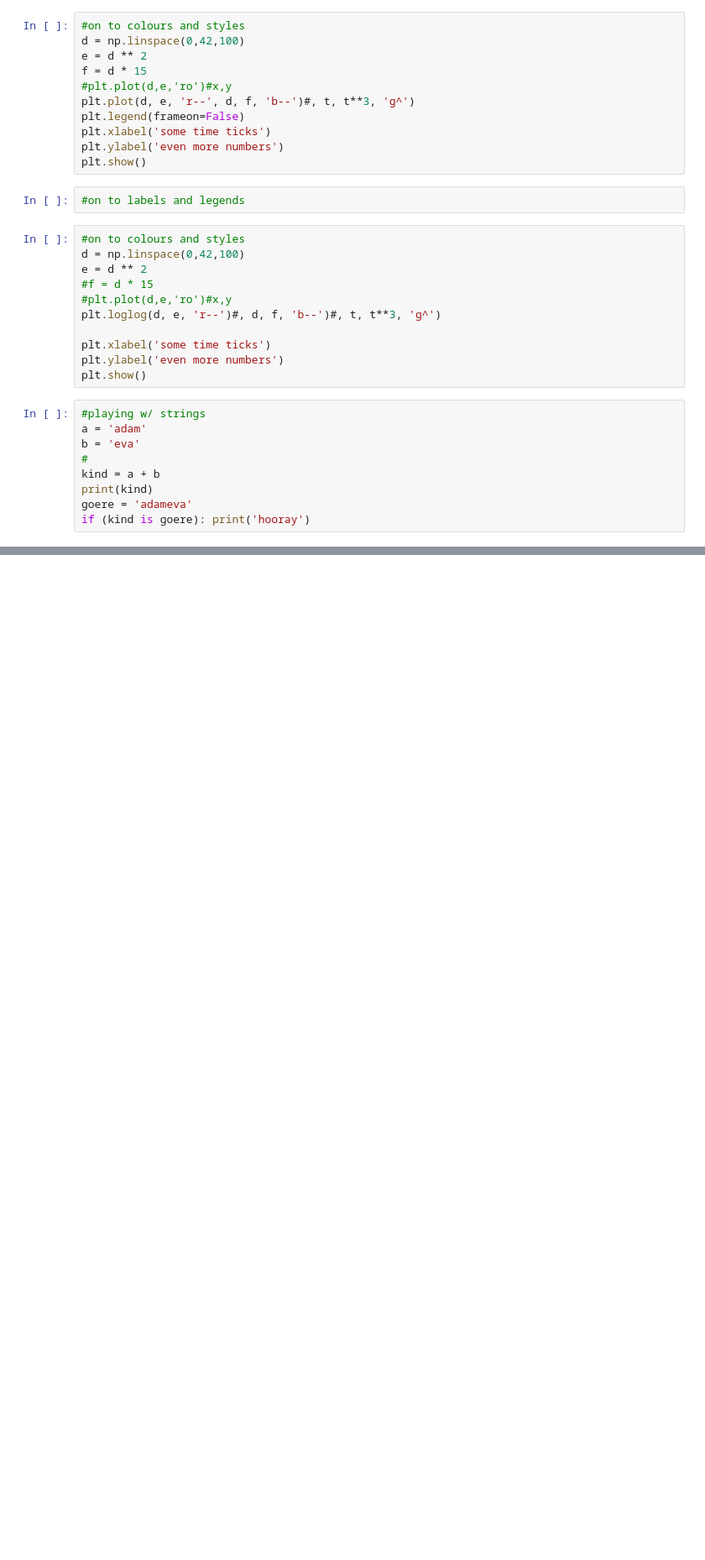
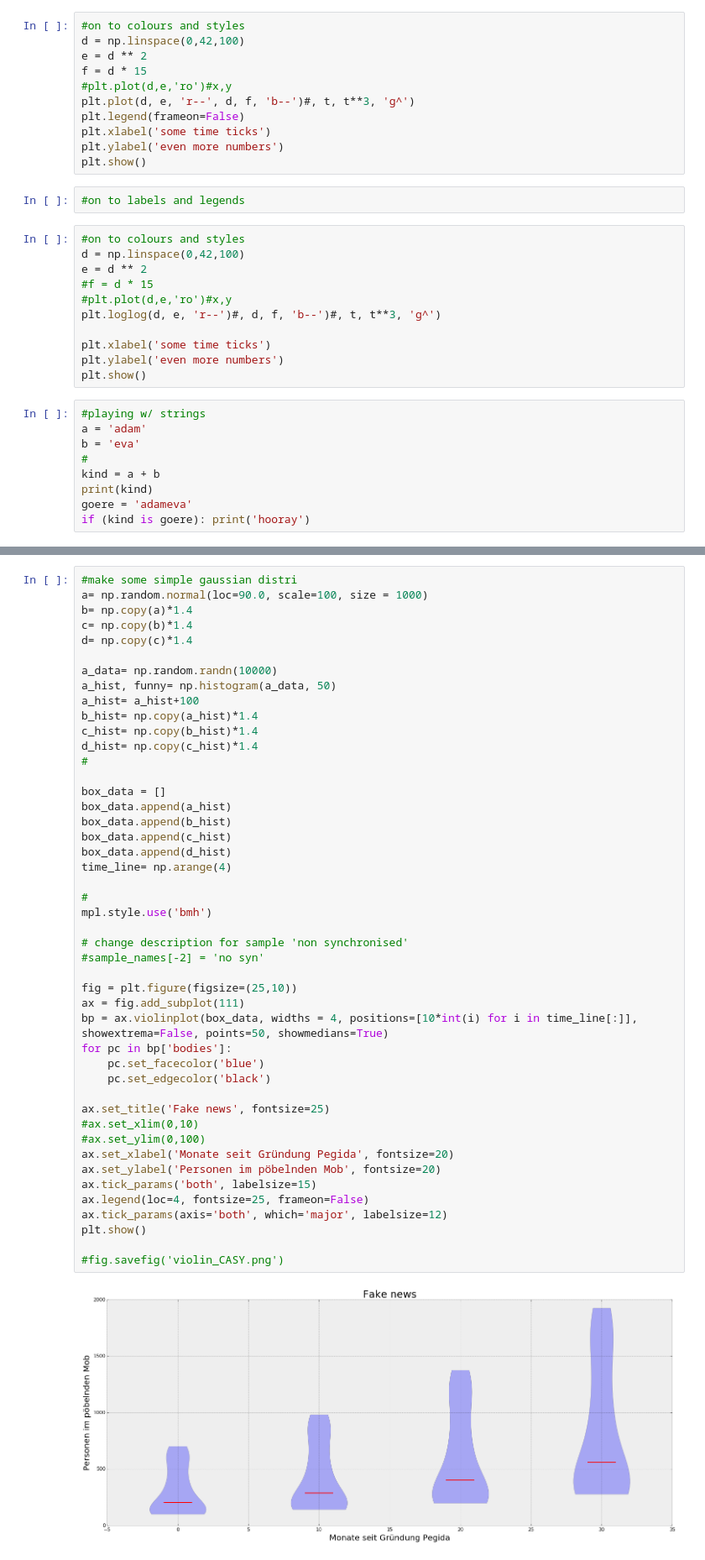
Before and after one commit to nicolasthl/fachkurs2017, a Jupyter notebook: visualization_beta.ipynb, the cells around one changed output, grey strips where cells are left out. Shown at 84% size. Cells and saved outputs as stored; diff of their text form; blank space fills up the shorter version.

Commit message:
polymerase status time course added

```diff
--- a/visualization_beta.ipynb
+++ b/visualization_beta.ipynb
@@ -50,3 +93,51 @@ if (kind is goere): print('hooray')
+# %%
+#make some simple gaussian distri
+a= np.random.normal(loc=90.0, scale=100, size = 1000)
+b= np.copy(a)*1.4
+c= np.copy(b)*1.4
+d= np.copy(c)*1.4
+
+a_data= np.random.randn(10000)
+a_hist, funny= np.histogram(a_data, 50)
+a_hist= a_hist+100
+b_hist= np.copy(a_hist)*1.4
+c_hist= np.copy(b_hist)*1.4
+d_hist= np.copy(c_hist)*1.4
+#
+
+box_data = []
+box_data.append(a_hist)
+box_data.append(b_hist)
+box_data.append(c_hist)
+box_data.append(d_hist)
+time_line= np.arange(4)
+
+#
+mpl.style.use('bmh')
+
+# change description for sample 'non synchronised'
+#sample_names[-2] = 'no syn'
+
+fig = plt.figure(figsize=(25,10))
+ax = fig.add_subplot(111)
+bp = ax.violinplot(box_data, widths = 4, positions=[10*int(i) for i in time_line[:]], showextrema=False, points=50, showmedians=True)
+for pc in bp['bodies']:
+    pc.set_facecolor('blue')
+    pc.set_edgecolor('black')
+
+ax.set_title('Fake news', fontsize=25)
+#ax.set_xlim(0,10)
+#ax.set_ylim(0,100)
+ax.set_xlabel('Monate seit Gründung Pegida', fontsize=20)
+ax.set_ylabel('Personen im pöbelnden Mob', fontsize=20)
+ax.tick_params('both', labelsize=15)
+ax.legend(loc=4, fontsize=25, frameon=False)
+ax.tick_params(axis='both', which='major', labelsize=12)
+plt.show()
+
+#fig.savefig('violin_CASY.png')
+# %% [output]
+[figure, added]
 # %%
 import matplotlib
 matplotlib.style.use('bmh')
```
Also changed, not shown: parts of 4 cells of this notebook.
